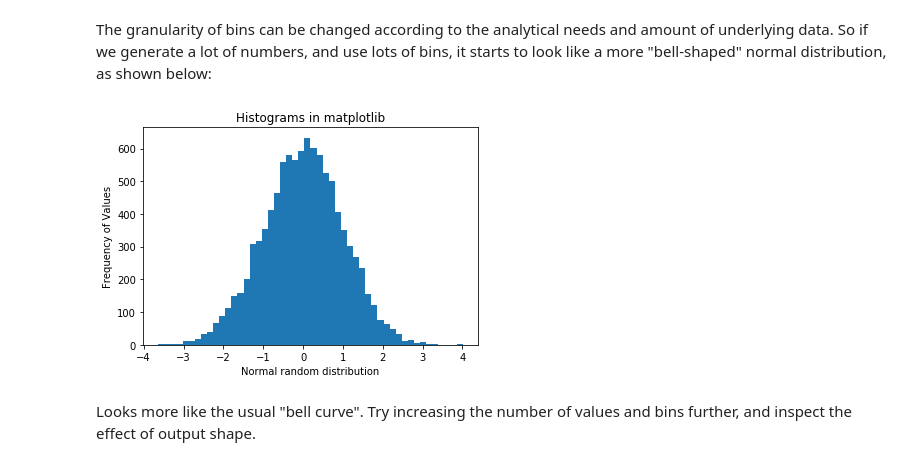
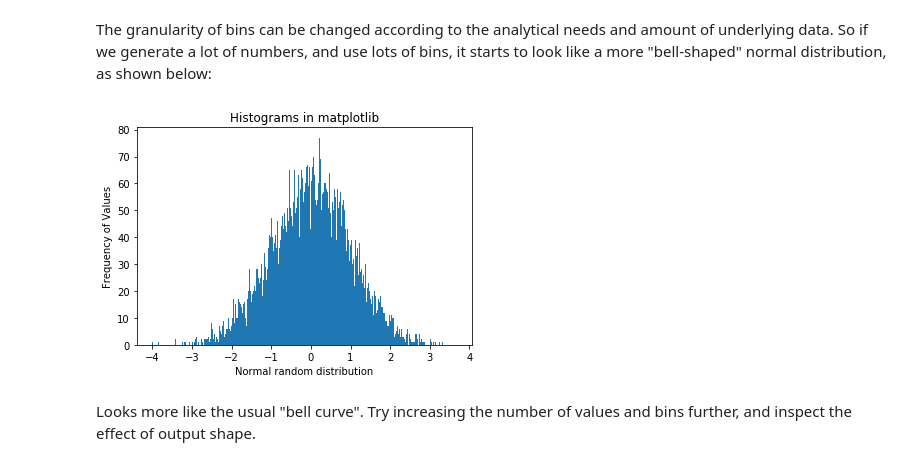
Before and after one commit to UpwardTrajectory/dsc-1-01-23-visualizing-data-seattle-ds-career-040119, a Jupyter notebook: index.ipynb, the cells around one changed output. Drawn from its saved outputs; the diff is of its cells as text; code cells hidden in the pictures.

```diff
--- a/index.ipynb
+++ b/index.ipynb
@@ -162,19 +162,19 @@ The granularity of bins can be changed according to the analytical needs and amo
 # %%
 # Set seed for reproducability
 #np.random.seed(100)
 
 # Generate 100 values from 0 mean normal distribution
 x = np.random.randn(10000)
 
 #Plot the distogram with hist() function
-plt.hist(x, bins = 50)
+plt.hist(x, bins = 500)
 
 plt.xlabel('Normal random distribution')
 plt.ylabel('Frequency of Values')
 plt.title('Histograms in matplotlib')
 plt.show()
 # %% [output]
-[figure, old version]
+[figure, new version]
 # %% [markdown]
 Looks more like the usual "bell curve". Try increasing the number of values and bins further, and inspect the effect of output shape.
 # %% [markdown]
```
